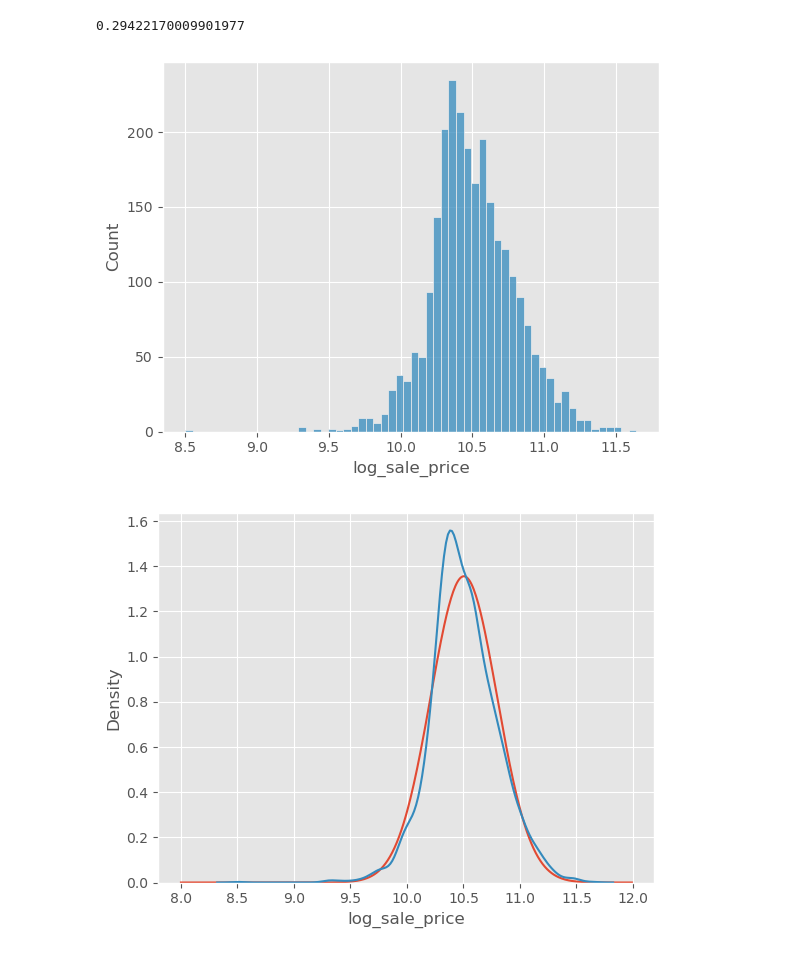
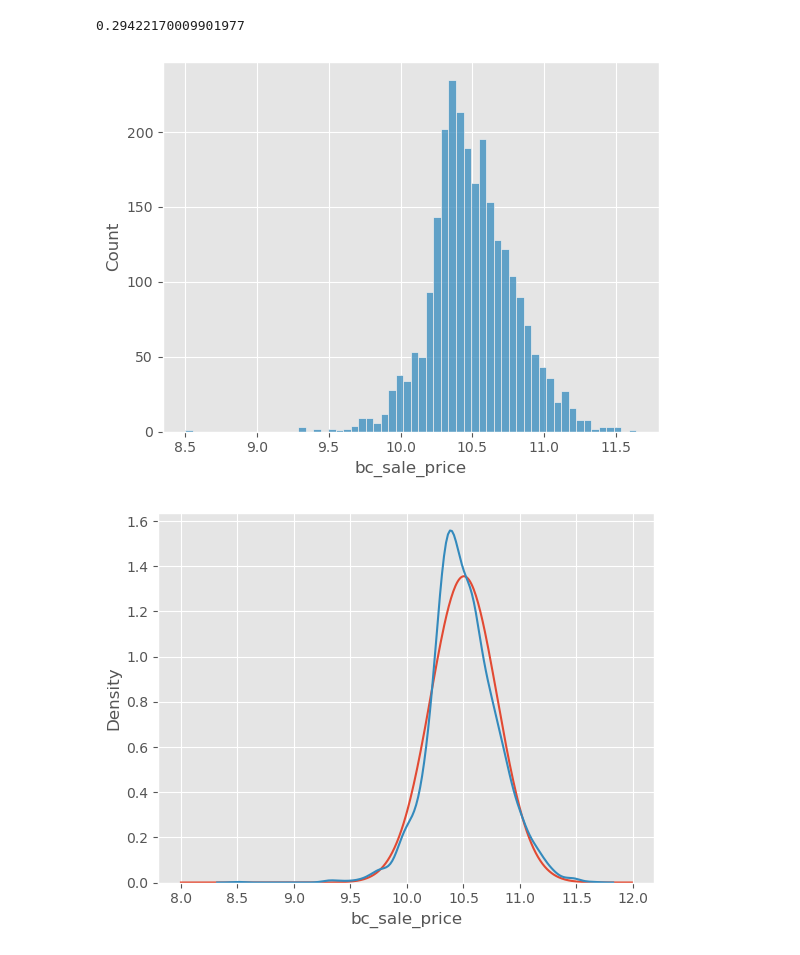
Before and after one commit to eihwood/ML-Ames-Housing, a Jupyter notebook: Austin/austin_eda.ipynb, the cells around one changed output. Cells and saved outputs as stored; diff of their text form; code cells hidden in the pictures.

```diff
--- a/Austin/austin_eda.ipynb
+++ b/Austin/austin_eda.ipynb
@@ -114,6 +114,6 @@ Notes on specific columns
 lam = boxcox(df.sale_price.values)[1]
 # %%
 # create new column bc_sale_price
-df['log_sale_price'] = (df['sale_price']**lam - 1)/lam
+df['bc_sale_price'] = (df['sale_price']**lam - 1)/lam
 # %%
 # plot normal overlay
@@ -126,9 +126,9 @@ sd_lsp
 x_axis = np.arange(8,12,.01)
 y_axis = norm.pdf(x_axis, mean_lsp, sd_lsp)
 # %%
-sns.histplot(data=df, x='log_sale_price')
+sns.histplot(data=df, x='bc_sale_price')
 plt.show()
 # %% [output]
-[figure, old version]
+[figure, new version]
 # %%
 sns.lineplot(x=x_axis, y=y_axis)
```
Also changed, not shown: parts of 15 cells of this notebook, 2 other files.
